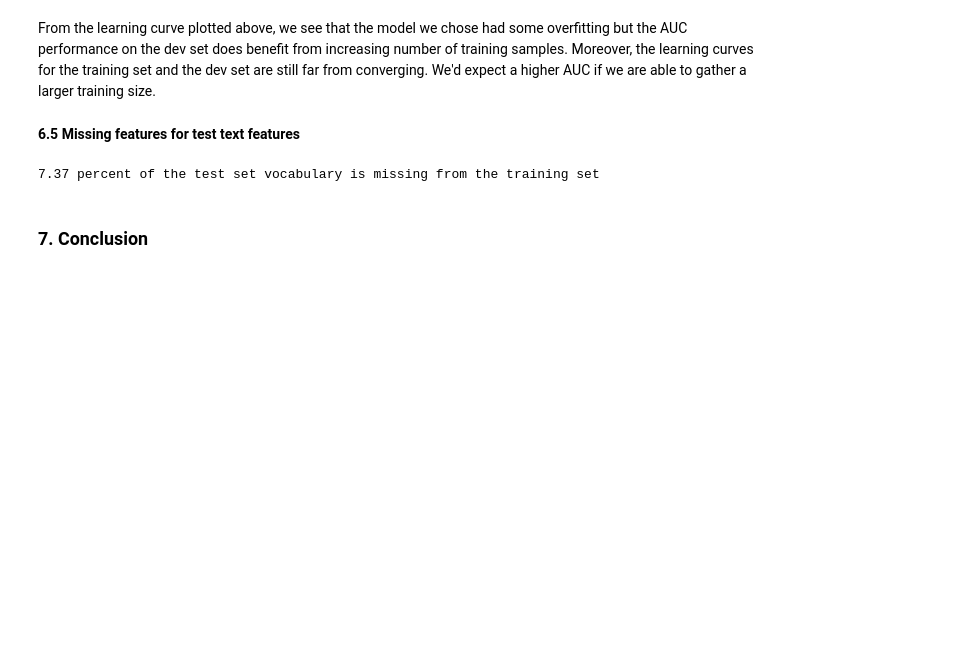
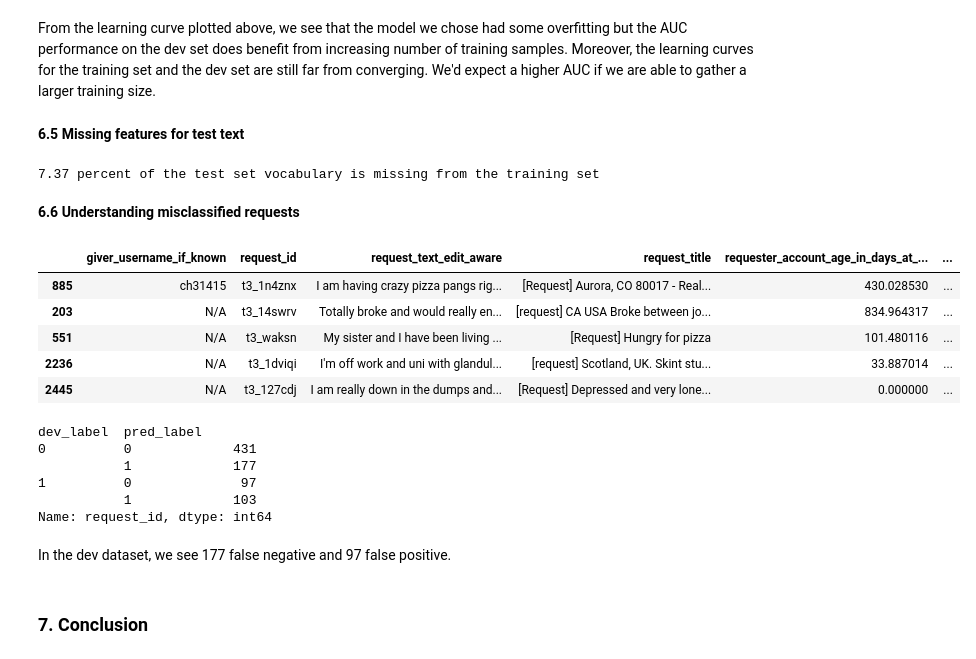
Before and after one commit to W207-Final-Project/Final_Notebook, a Jupyter notebook: Intro_and_EDA_Model_Selection_ErrorAnalysis_Conclusion.ipynb, the cells around one changed output. Cells and saved outputs as stored; diff of their text form; code cells hidden in the pictures; blank space fills up the shorter version.

```diff
--- a/Intro_and_EDA_Model_Selection_ErrorAnalysis_Conclusion.ipynb
+++ b/Intro_and_EDA_Model_Selection_ErrorAnalysis_Conclusion.ipynb
@@ -860,7 +860,7 @@ plt.legend(['Training Set','Dev set'],loc='lower right')
 # %% [markdown]
 From the learning curve plotted above, we see that the model we chose had some overfitting but the AUC performance on the dev set does benefit from increasing number of training samples. Moreover, the learning curves for the training set and the dev set are still far from converging. We'd expect a higher AUC if we are able to gather a larger training size.
 # %% [markdown]
-**6.5 Missing features for test text features**
+**6.5 Missing features for test text**
 # %%
 TV = TfidfVectorizer(min_df=5,ngram_range=(1,2), preprocessor=pre_process,stop_words='english',norm='l2',sublinear_tf=True)
 test_set = set(TV.fit(test_data['post_and_title']).vocabulary_.keys())
@@ -869,5 +869,31 @@ train_set = set(TV.fit(train_data['post_and_title']).vocabulary_.keys())
 print (round((len(test_set - train_set) / len(test_set) * 100), 2), 'percent of the test set vocabulary is missing from the training set')
 # %% [output]
 7.37 percent of the test set vocabulary is missing from the training set
+# %% [markdown]
+**6.6 Understanding misclassified requests**
+# %%
+pred = bst.predict(ddev, ntree_limit=bst.best_iteration)
+dev_data_w_pred = dev_data.copy()
+dev_data_w_pred['dev_label'] = dev_labels
+dev_data_w_pred['pred_label'] = (pred > 0.5).astype(int)
+dev_data_w_pred.head(5)
+# %% [output]
+|  | giver_username_if_known | request_id | request_text_edit_aware | request_title | requester_account_age_in_days_at_... | ... |
+| 885 | ch31415 | t3_1n4znx | I am having crazy pizza pangs rig... | [Request] Aurora, CO 80017 - Real... | 430.028530 | ... |
+| 203 | N/A | t3_14swrv | Totally broke and would really en... | [request] CA USA Broke between jo... | 834.964317 | ... |
+| 551 | N/A | t3_waksn | My sister and I have been living ... | [Request] Hungry for pizza | 101.480116 | ... |
+| 2236 | N/A | t3_1dviqi | I'm off work and uni with glandul... | [request] Scotland, UK. Skint stu... | 33.887014 | ... |
+| 2445 | N/A | t3_127cdj | I am really down in the dumps and... | [Request] Depressed and very lone... | 0.000000 | ... |
+# %%
+dev_data_w_pred.groupby(['dev_label', 'pred_label']).request_id.count()
+# %% [output]
+dev_label  pred_label
+0          0             431
+           1             177
+1          0              97
+           1             103
+Name: request_id, dtype: int64
+# %% [markdown]
+In the dev dataset, we see 177 false negative and 97 false positive.
 # %% [markdown]
 ### 7. Conclusion
```
